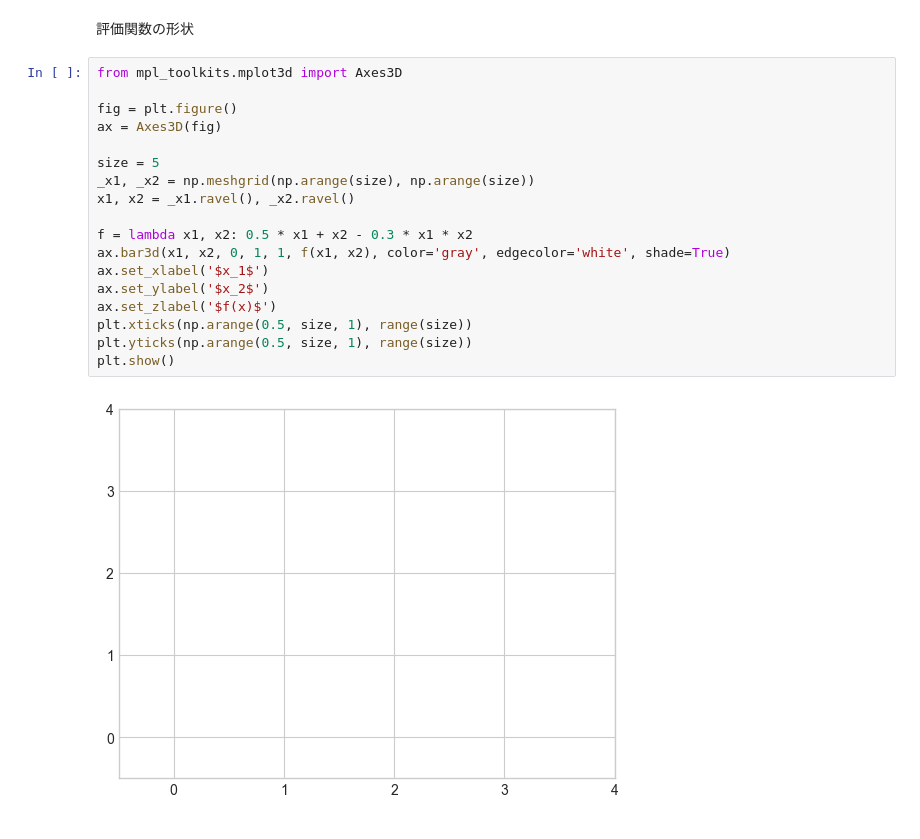
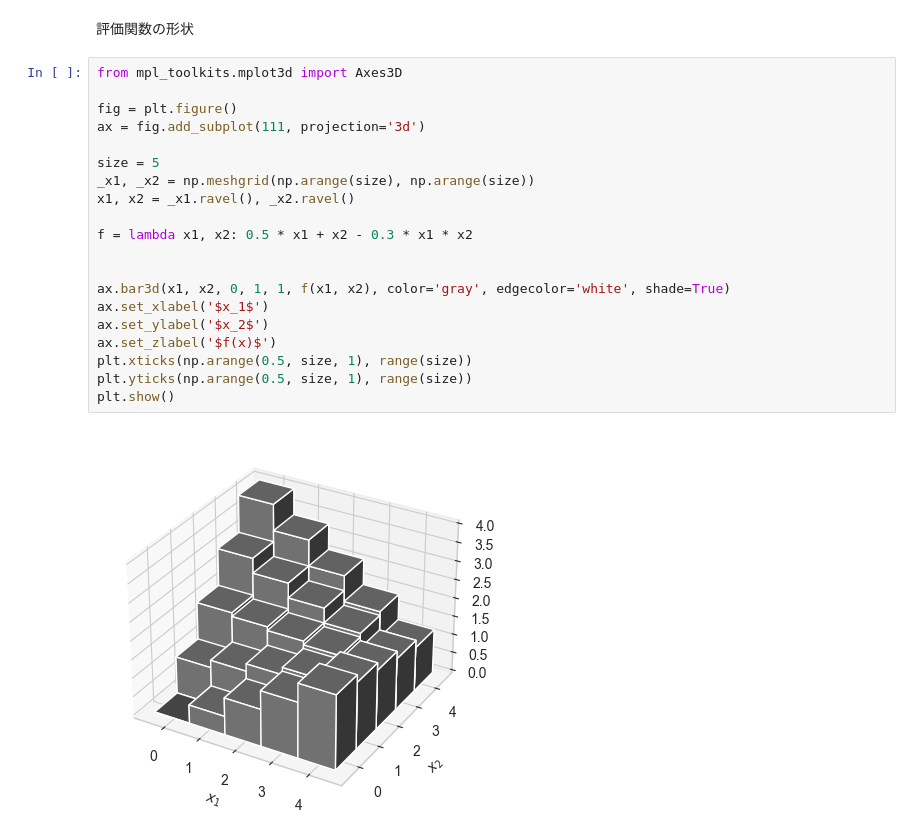
Before and after one commit to uenotakato/Machine-Learning-in-Web-Optimization-with-CmdStanPy, a Jupyter notebook: work-dir/chapter4/chapter4.ipynb, the cells around one changed output. Cells and saved outputs as stored; diff of their text form.

```diff
--- a/work-dir/chapter4/chapter4.ipynb
+++ b/work-dir/chapter4/chapter4.ipynb
@@ -15,20 +15,22 @@ plt.style.use('seaborn-whitegrid')
 # %%
 from mpl_toolkits.mplot3d import Axes3D
 
 fig = plt.figure()
-ax = Axes3D(fig)
+ax = fig.add_subplot(111, projection='3d')
 
 size = 5
 _x1, _x2 = np.meshgrid(np.arange(size), np.arange(size))
 x1, x2 = _x1.ravel(), _x2.ravel()
 
 f = lambda x1, x2: 0.5 * x1 + x2 - 0.3 * x1 * x2
+
+
 ax.bar3d(x1, x2, 0, 1, 1, f(x1, x2), color='gray', edgecolor='white', shade=True)
 ax.set_xlabel('$x_1$')
 ax.set_ylabel('$x_2$')
 ax.set_zlabel('$f(x)$')
 plt.xticks(np.arange(0.5, size, 1), range(size))
 plt.yticks(np.arange(0.5, size, 1), range(size))
 plt.show()
 # %% [output]
-[figure, old version]
+[figure, new version]
```
Also changed, not shown: parts of 37 cells of this notebook.
